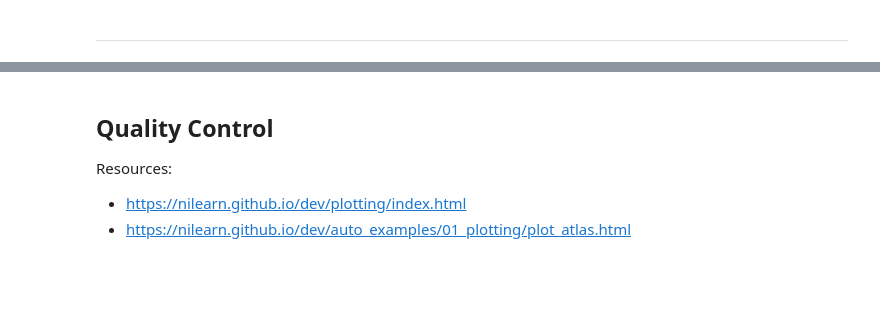
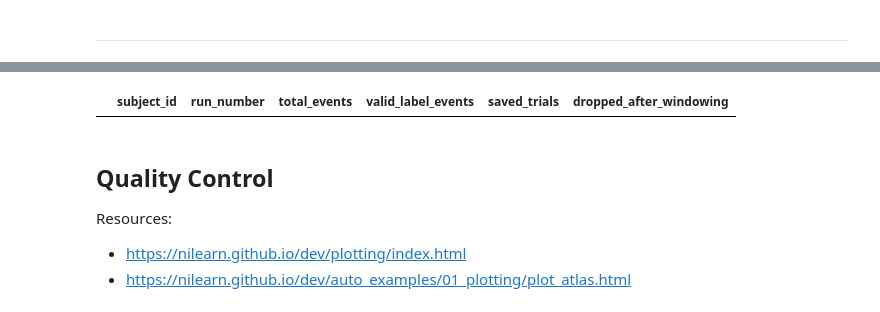
Before and after one commit to Embra-Schuilenburg/machine-learning-mechanism-of-multisensory-learning, a Jupyter notebook: 1-data-preprocessing.ipynb, the cells around one changed output, grey strips where cells are left out. Drawn from its saved outputs; the diff is of its cells as text; code cells hidden in the pictures; blank space fills up the shorter version.

```diff
--- a/1-data-preprocessing.ipynb
+++ b/1-data-preprocessing.ipynb
@@ -91,0 +194,15 @@ Resources:
+# %%
+# Read repetition time (TR)
+
+def load_tr_from_bold_json(bold_json_path):
+    """
+    Load TR from the fMRIPrep preprocessed BOLD sidecar JSON.
+    """
+    with open(bold_json_path, "r") as f:
+        meta = json.load(f)
+
+    tr = meta.get("RepetitionTime", None)
+    if tr is None:
+        raise ValueError(f"RepetitionTime not found in {bold_json_path}")
+
+    return float(tr)
@@ -92,3 +828,43 @@ Resources:
+# %%
+# Testing: compare raw event counts to saved trial counts
+
+def summarize_run_trial_counts(subject_id, run_number):
+    run_paths = get_run_file_paths(subject_id, run_number)
+
+    all_events = pd.read_csv(run_paths["events_tsv"], sep="\t")
+    events = all_events[all_events['param_rpe'] != None]
+    total_events = len(events)
+
+    valid_label_events = events.dropna(
+        subset=["onset", "param_surprise", "param_V"])
+    n_valid_label_events = len(valid_label_events)
+
+    saved_npz = OUTPUT_DIR / subject_id / \
+        f"run-{run_number}" / "features_and_labels.npz"
+    if saved_npz.exists():
+        saved_n_trials = np.load(saved_npz, allow_pickle=True)["X"].shape[0]
+    else:
+        saved_n_trials = np.nan
+
+    return {
+        "subject_id": subject_id,
+        "run_number": run_number,
+        "total_events": total_events,
+        "valid_label_events": n_valid_label_events,
+        "saved_trials": saved_n_trials,
+        "dropped_after_windowing": n_valid_label_events - saved_n_trials if pd.notna(saved_n_trials) else np.nan
+    }
+
+
+rows = []
+for subject_id in get_subject_ids(ORIG_DATASET_DIR):
+    for run_number in get_available_runs(subject_id):
+        rows.append(summarize_run_trial_counts(subject_id, run_number))
+
+trial_count_df = pd.DataFrame(rows)
+display(trial_count_df[trial_count_df['dropped_after_windowing'] > 0])
+# %% [output]
+|  | subject_id | run_number | total_events | valid_label_events | saved_trials | dropped_after_windowing |
 # %% [markdown]
 ## Quality Control
 
```
Also changed, not shown: parts of 23 cells of this notebook, 3 other files.
